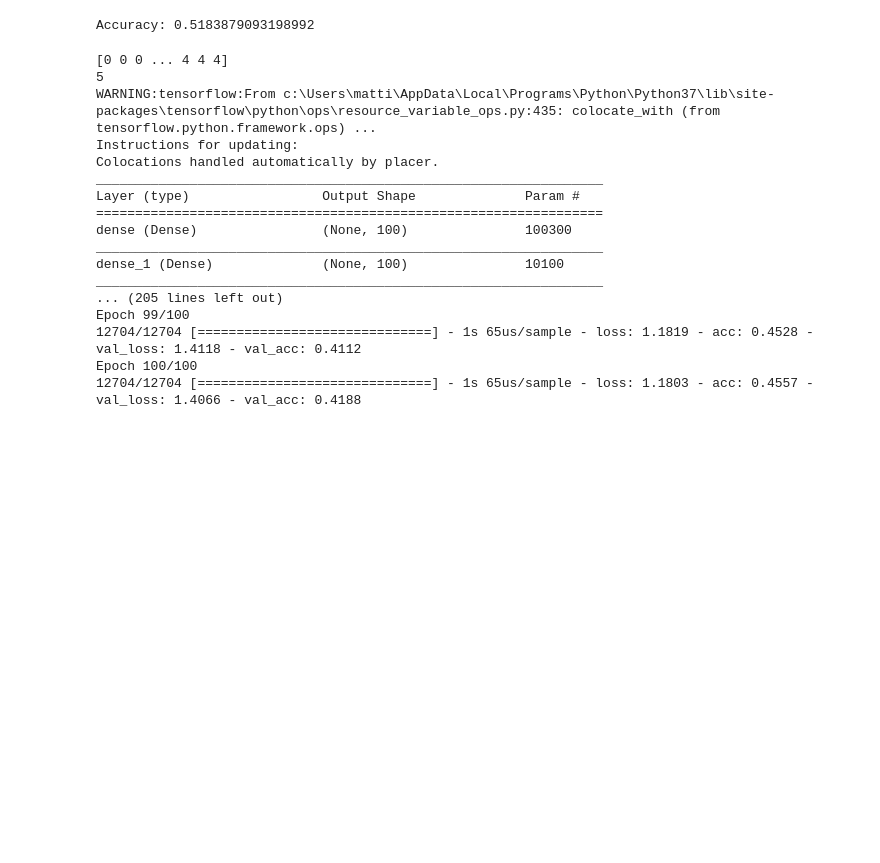
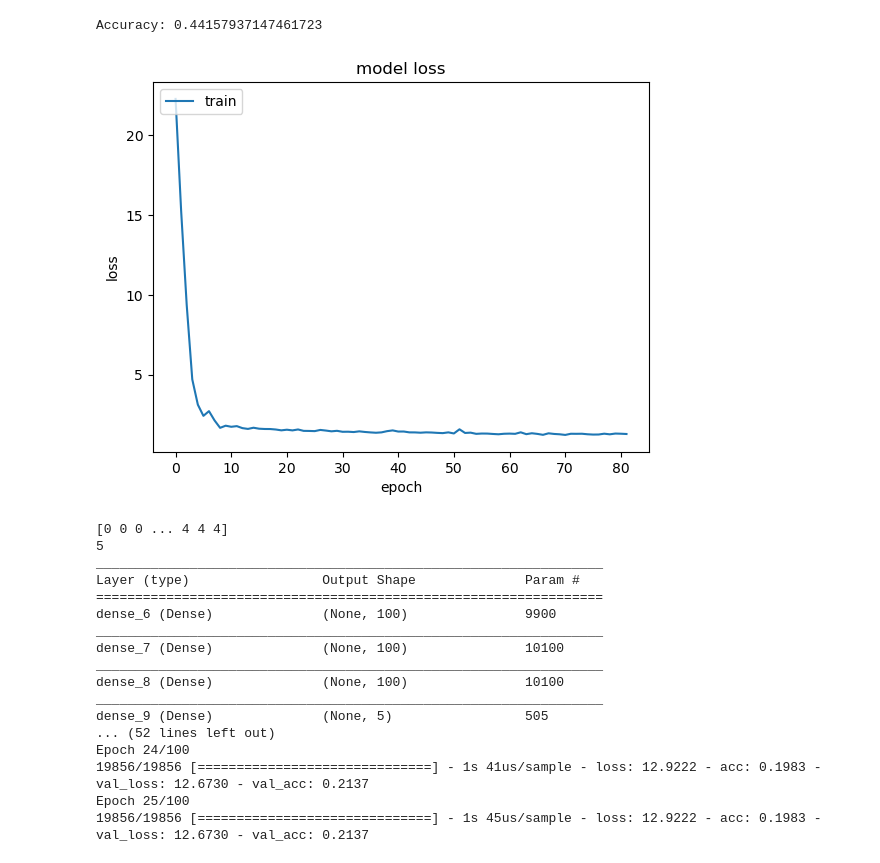
Before and after one commit to Mattia-Colbertaldo/PhyloML, a Jupyter notebook: ModelPredictor.ipynb, the cells around one changed output. Cells and saved outputs as stored; diff of their text form; code cells hidden in the pictures; blank space fills up the shorter version.

```diff
--- a/ModelPredictor.ipynb
+++ b/ModelPredictor.ipynb
@@ -164,14 +274,28 @@ with open("forest" + str(int((accuracy)*100)) + ".pkl", "wb") as f:
 # Create another NN model
 from sklearn.neural_network import MLPClassifier
 
-model = MLPClassifier(hidden_layer_sizes=(100, 100), max_iter=1000, random_state=42)
-model.fit(X_train, y_train)
+model = MLPClassifier(hidden_layer_sizes=(1000, 1000), max_iter=1000, random_state=42)
+history = model.fit(X_train, y_train)
 
 y_pred = model.predict(X_test)
 accuracy = accuracy_score(y_test, y_pred)
 print("Accuracy:", accuracy)
+
+# save the model
+with open("nn"+ ss + str(int((accuracy)*100)) + ".pkl", "wb") as f:
+    pickle.dump(model, f)
 # %% [output]
-Accuracy: 0.5183879093198992
+Accuracy: 0.44157937147461723
+# %%
+# plot history
+plt.plot(history.loss_curve_)
+plt.title('model loss')
+plt.ylabel('loss')
+plt.xlabel('epoch')
+plt.legend(['train'], loc='upper left')
+plt.show()
+# %% [output]
+[figure, added]
 # %%
 # Create a DNN model
 from tensorflow.keras.models import Sequential
@@ -199,27 +323,33 @@ print(len(set(target_int)))
 model = create_model(X_train.shape[1], len(set(target_int)))
 model.summary()
 
+# early stopping
+from tensorflow.keras.callbacks import EarlyStopping
+
+early_stopping = EarlyStopping(monitor='val_loss', patience=10)
+
 Y_train = LabelEncoder().fit_transform(y_train)
 # train the model and save the history
-history = model.fit(X_train, Y_train, epochs=100, validation_split=0.2)
+with tf.device('/GPU:0'):
+    history = model.fit(X_train, Y_train, epochs=100, validation_split=0.2, callbacks=[early_stopping])
 
 # save the model
-model.save("dnn" + str(int((accuracy)*100)) + ".h5")
+model.save("dnn" + ss + str(int((accuracy)*100)) + ".h5")
 # %% [output]
 [0 0 0 ... 4 4 4]
 5
-WARNING:tensorflow:From c:\Users\matti\AppData\Local\Programs\Python\Python37\lib\site-packages\tensorflow\python\ops\resource_variable_ops.py:435: colocate_with (from tensorflow.python.framework.ops) ...
-Instructions for updating:
-Colocations handled automatically by placer.
 _________________________________________________________________
 Layer (type)                 Output Shape              Param #
 =================================================================
-dense (Dense)                (None, 100)               100300
+dense_6 (Dense)              (None, 100)               9900
 _________________________________________________________________
-dense_1 (Dense)              (None, 100)               10100
+dense_7 (Dense)              (None, 100)               10100
 _________________________________________________________________
-... (205 lines left out)
-Epoch 99/100
-12704/12704 [==============================] - 1s 65us/sample - loss: 1.1819 - acc: 0.4528 - val_loss: 1.4118 - val_acc: 0.4112
-Epoch 100/100
-12704/12704 [==============================] - 1s 65us/sample - loss: 1.1803 - acc: 0.4557 - val_loss: 1.4066 - val_acc: 0.4188
+dense_8 (Dense)              (None, 100)               10100
+_________________________________________________________________
+dense_9 (Dense)              (None, 5)                 505
+... (52 lines left out)
+Epoch 24/100
+19856/19856 [==============================] - 1s 41us/sample - loss: 12.9222 - acc: 0.1983 - val_loss: 12.6730 - val_acc: 0.2137
+Epoch 25/100
+19856/19856 [==============================] - 1s 45us/sample - loss: 12.9222 - acc: 0.1983 - val_loss: 12.6730 - val_acc: 0.2137
```
Also changed, not shown: parts of 18 cells of this notebook, 4 other files.
